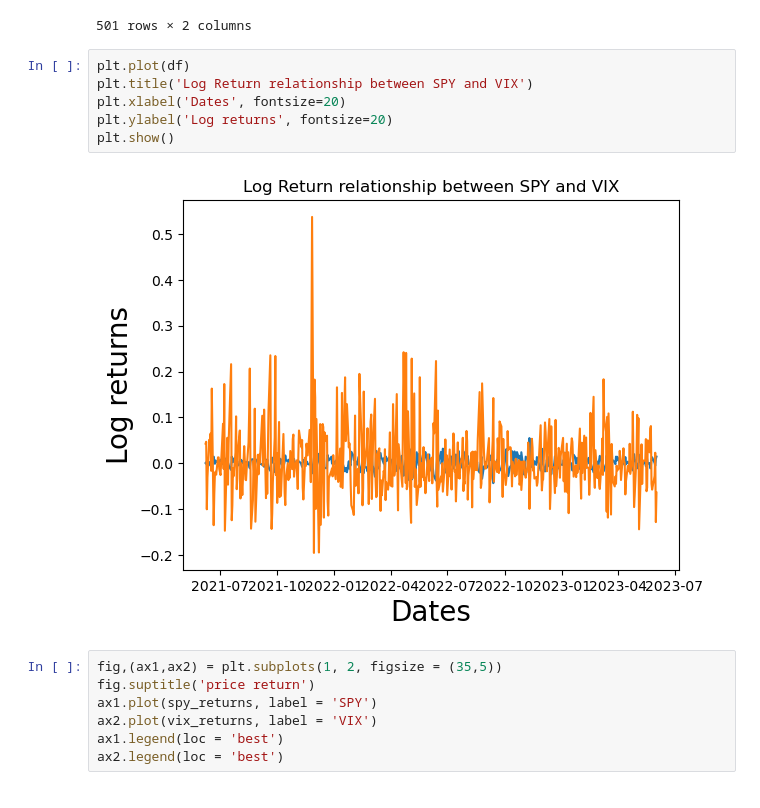
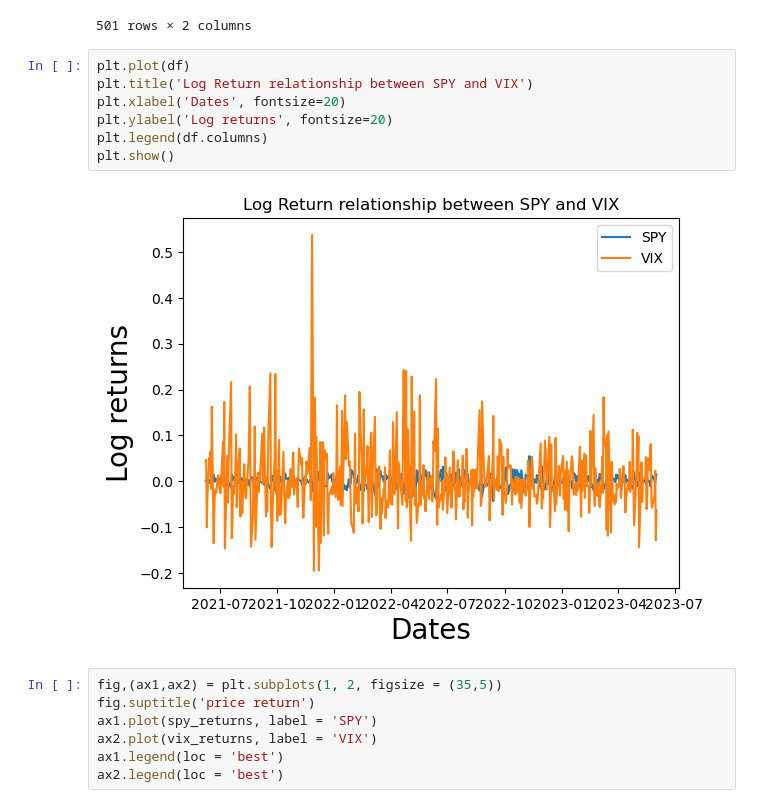
Before and after one commit to adisa4sure/Wqt_Capstone_Project_Group5477, a Jupyter notebook: code/wqu_capstone_proj4.ipynb, the cells around one changed output. Saved outputs shown, nothing was run; the diff lists cells and outputs as text.

```diff
--- a/code/wqu_capstone_proj4.ipynb
+++ b/code/wqu_capstone_proj4.ipynb
@@ -85,11 +86,12 @@ df
 # %%
 plt.plot(df)
 plt.title('Log Return relationship between SPY and VIX')
 plt.xlabel('Dates', fontsize=20)
 plt.ylabel('Log returns', fontsize=20)
+plt.legend(df.columns)
 plt.show()
 # %% [output]
-[figure, old version]
+[figure, new version]
 # %%
 fig,(ax1,ax2) = plt.subplots(1, 2, figsize = (35,5))
 fig.suptitle('price return')
```
Also changed, not shown: parts of 9 cells of this notebook.
